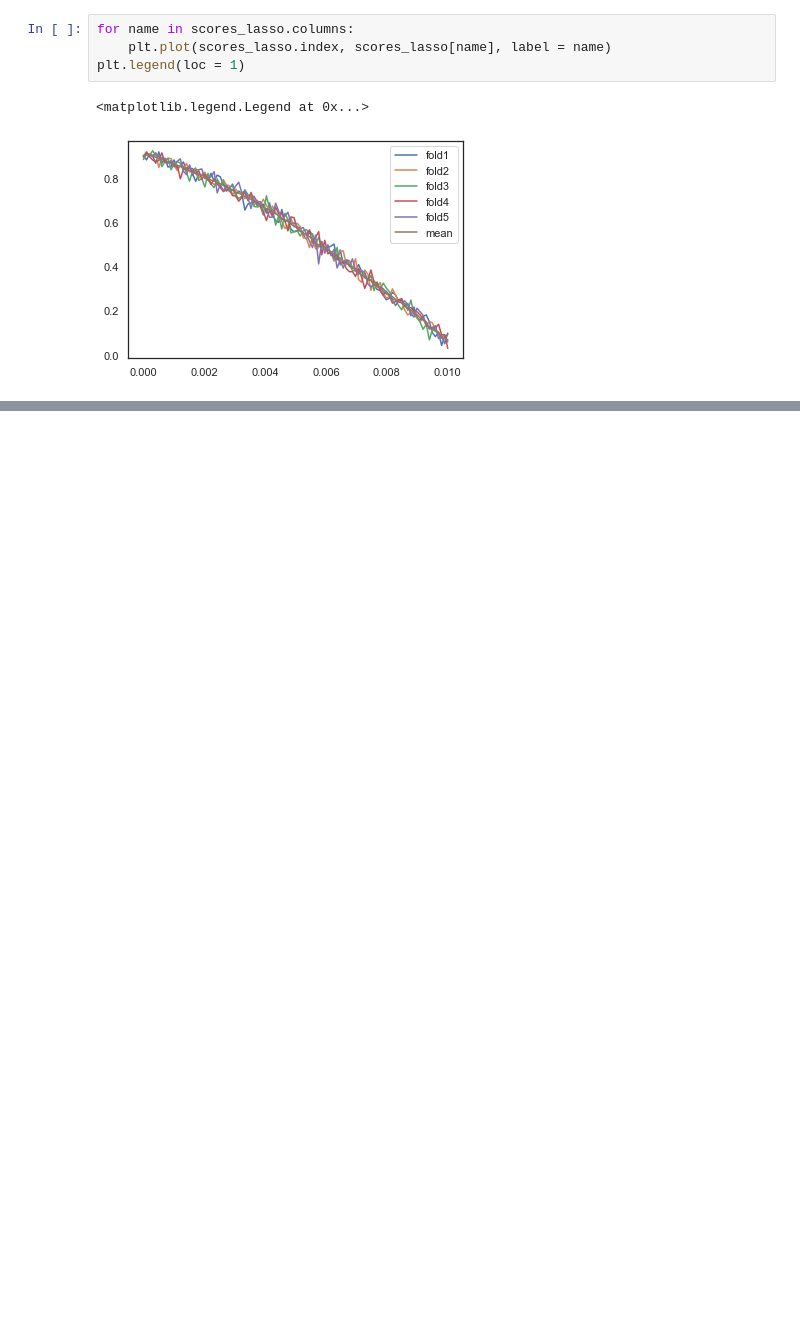
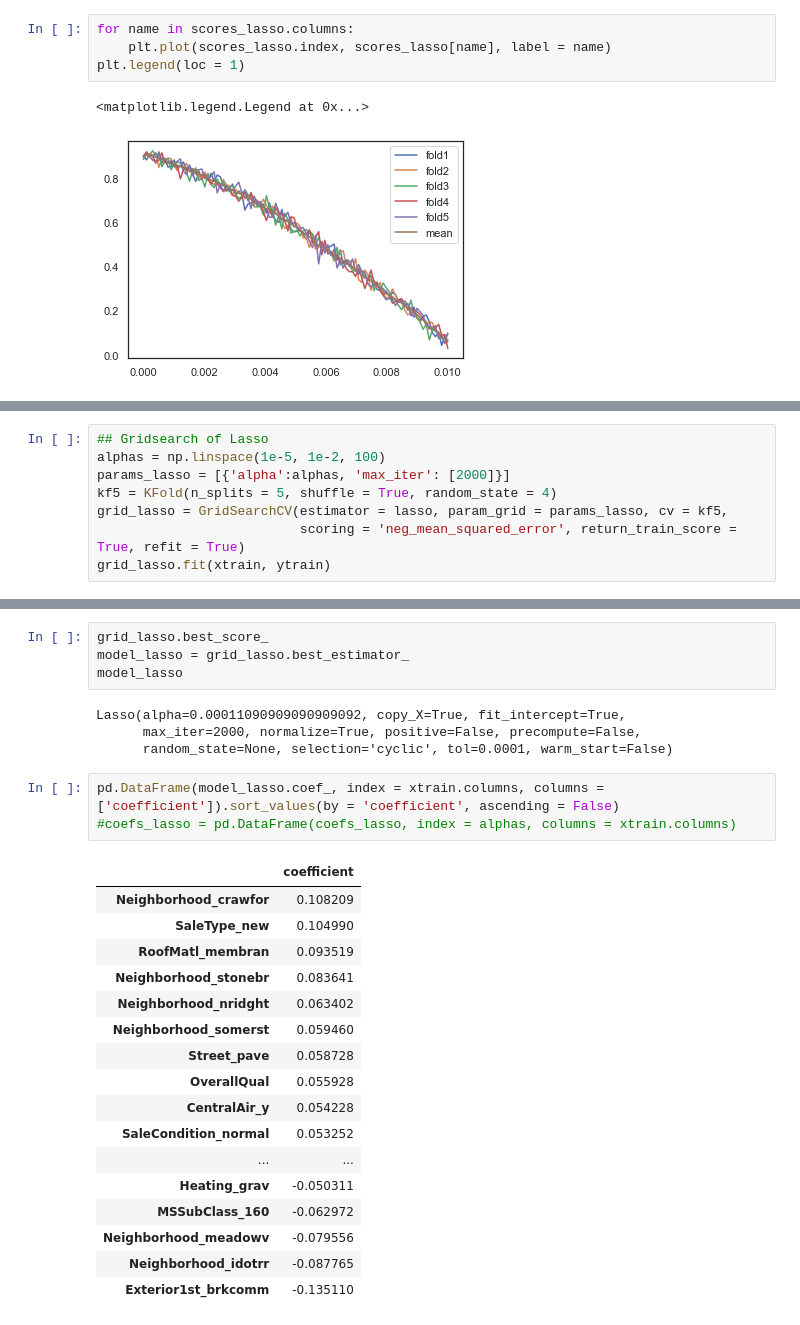
Before and after one commit to zackzbar/ml_houseprice_iowa, a Jupyter notebook: lu/scripts/ml_houseprice_eda.ipynb, the cells around one changed output, grey strips where cells are left out. Cells and saved outputs as stored; diff of their text form; blank space fills up the shorter version.

Commit message:
train-test-split, gridsearch on Lasso with kfold, sort most important coefficients

```diff
--- a/lu/scripts/ml_houseprice_eda.ipynb
+++ b/lu/scripts/ml_houseprice_eda.ipynb
@@ -366,0 +351,8 @@ plt.legend(loc = 1)
+# %%
+## Gridsearch of Lasso
+alphas = np.linspace(1e-5, 1e-2, 100)
+params_lasso = [{'alpha':alphas, 'max_iter': [2000]}]
+kf5 = KFold(n_splits = 5, shuffle = True, random_state = 4)
+grid_lasso = GridSearchCV(estimator = lasso, param_grid = params_lasso, cv = kf5,
+                          scoring = 'neg_mean_squared_error', return_train_score = True, refit = True)
+grid_lasso.fit(xtrain, ytrain)
@@ -366,0 +375,29 @@ plt.legend(loc = 1)
+# %%
+grid_lasso.best_score_
+model_lasso = grid_lasso.best_estimator_
+model_lasso
+# %% [output]
+Lasso(alpha=0.00011090909090909092, copy_X=True, fit_intercept=True,
+      max_iter=2000, normalize=True, positive=False, precompute=False,
+      random_state=None, selection='cyclic', tol=0.0001, warm_start=False)
+# %%
+pd.DataFrame(model_lasso.coef_, index = xtrain.columns, columns = ['coefficient']).sort_values(by = 'coefficient', ascending = False)
+#coefs_lasso = pd.DataFrame(coefs_lasso, index = alphas, columns = xtrain.columns)
+# %% [output]
+|  | coefficient |
+| Neighborhood_crawfor | 0.108209 |
+| SaleType_new | 0.104990 |
+| RoofMatl_membran | 0.093519 |
+| Neighborhood_stonebr | 0.083641 |
+| Neighborhood_nridght | 0.063402 |
+| Neighborhood_somerst | 0.059460 |
+| Street_pave | 0.058728 |
+| OverallQual | 0.055928 |
+| CentralAir_y | 0.054228 |
+| SaleCondition_normal | 0.053252 |
+| ... | ... |
+| Heating_grav | -0.050311 |
+| MSSubClass_160 | -0.062972 |
+| Neighborhood_meadowv | -0.079556 |
+| Neighborhood_idotrr | -0.087765 |
+| Exterior1st_brkcomm | -0.135110 |
```
Also changed, not shown: parts of 13 cells of this notebook.
